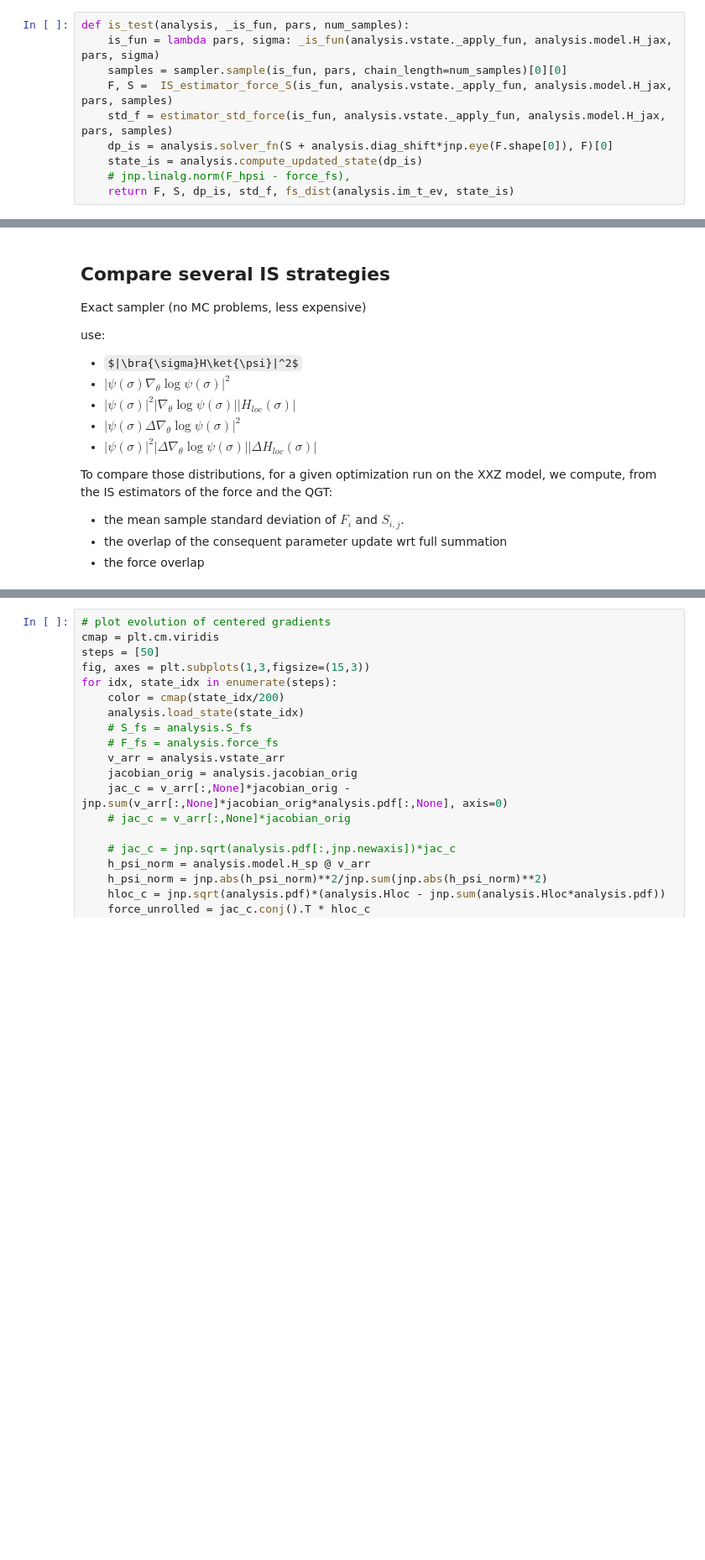
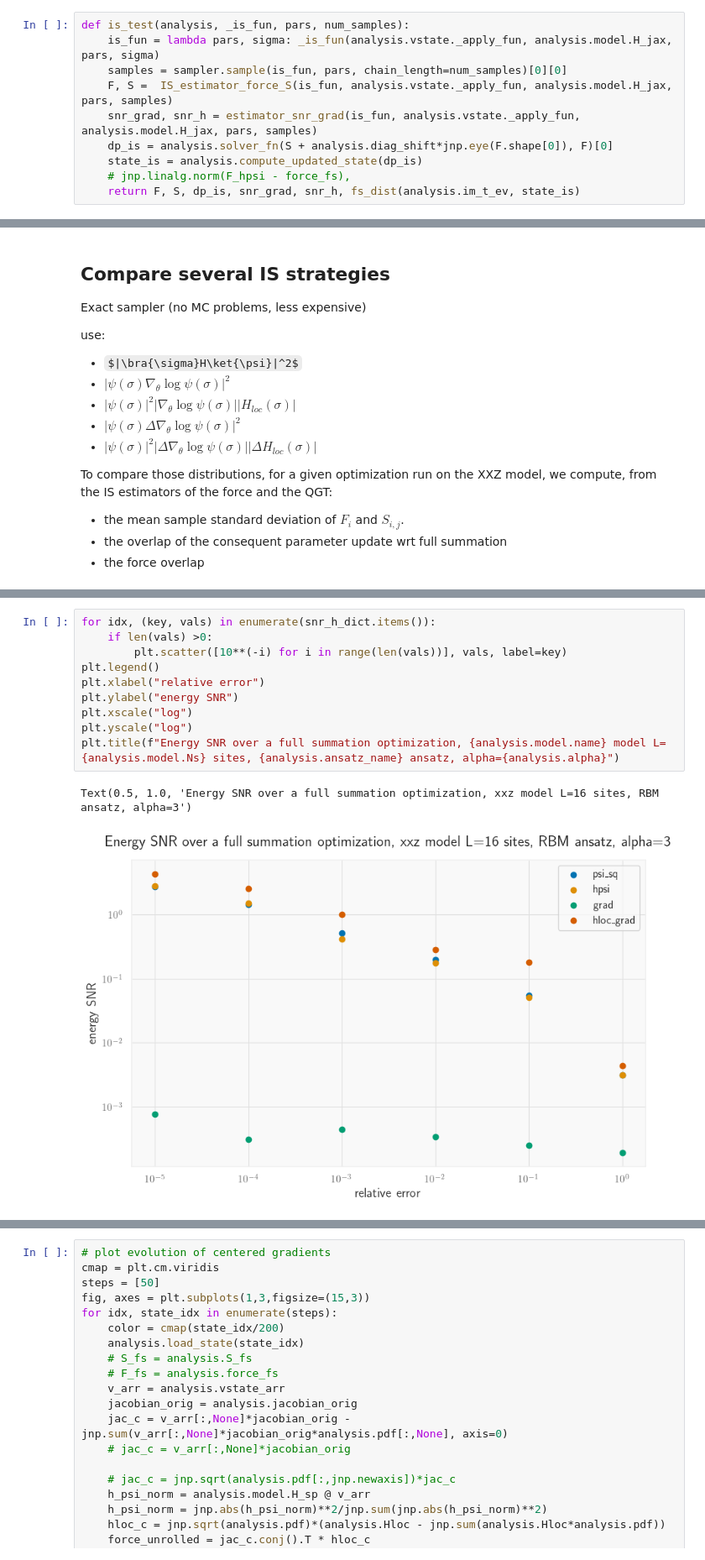
Before and after one commit to AntoineMsy/grad_sample, a Jupyter notebook: notebooks/mc_variance.ipynb, the cells around one changed output, grey strips where cells are left out. Shown at 84% size. Drawn from its saved outputs; the diff is of its cells as text; some formulas as TeX source; blank space fills up the shorter version.

```diff
--- a/notebooks/mc_variance.ipynb
+++ b/notebooks/mc_variance.ipynb
@@ -62,8 +52,8 @@ def is_test(analysis, _is_fun, pars, num_samples):
     is_fun = lambda pars, sigma: _is_fun(analysis.vstate._apply_fun, analysis.model.H_jax, pars, sigma)
     samples = sampler.sample(is_fun, pars, chain_length=num_samples)[0][0]
     F, S =  IS_estimator_force_S(is_fun, analysis.vstate._apply_fun, analysis.model.H_jax, pars, samples)
-    std_f = estimator_std_force(is_fun, analysis.vstate._apply_fun, analysis.model.H_jax, pars, samples)
+    snr_grad, snr_h = estimator_snr_grad(is_fun, analysis.vstate._apply_fun, analysis.model.H_jax, pars, samples)
     dp_is = analysis.solver_fn(S + analysis.diag_shift*jnp.eye(F.shape[0]), F)[0]
     state_is = analysis.compute_updated_state(dp_is)
     # jnp.linalg.norm(F_hpsi - force_fs),
-    return F, S, dp_is, std_f, fs_dist(analysis.im_t_ev, state_is)
+    return F, S, dp_is, snr_grad, snr_h, fs_dist(analysis.im_t_ev, state_is)
@@ -89,0 +181,13 @@ To compare those distributions, for a given optimization run on the XXZ model, w
+# %%
+for idx, (key, vals) in enumerate(snr_h_dict.items()):
+    if len(vals) >0:
+        plt.scatter([10**(-i) for i in range(len(vals))], vals, label=key)
+plt.legend()
+plt.xlabel("relative error")
+plt.ylabel("energy SNR")
+plt.xscale("log")
+plt.yscale("log")
+plt.title(f"Energy SNR over a full summation optimization, {analysis.model.name} model L={analysis.model.Ns} sites, {analysis.ansatz_name} ansatz, alpha={analysis.alpha}")
+# %% [output]
+Text(0.5, 1.0, 'Energy SNR over a full summation optimization, xxz model L=16 sites, RBM ansatz, alpha=3')
+[figure, added]
```
Also changed, not shown: parts of 7 cells of this notebook, 8 other files.
